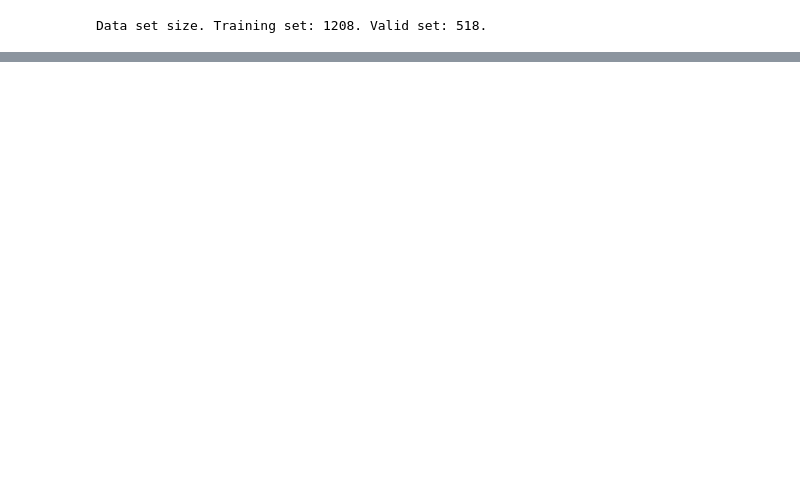
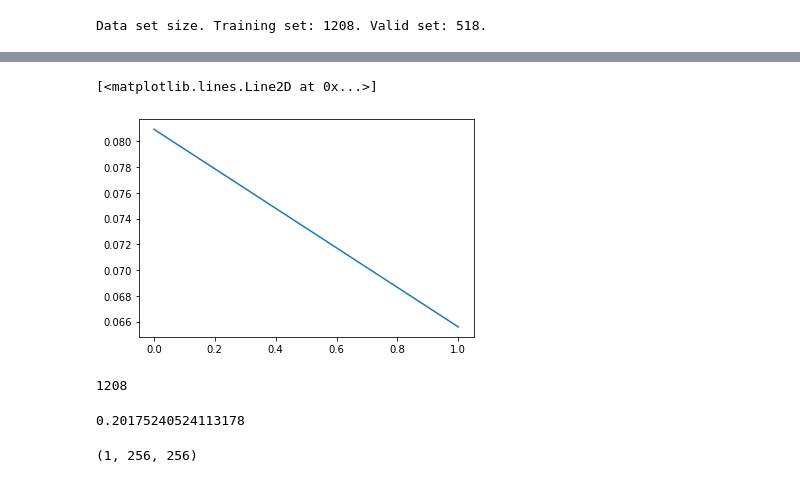
Before and after one commit to mabelzunce/PETDenoising, a Jupyter notebook: cnn/python/trainUnet.ipynb, the cells around one changed output, grey strips where cells are left out. Cells and saved outputs as stored; diff of their text form; code cells hidden in the pictures; blank space fills up the shorter version.

```diff
--- a/cnn/python/trainUnet.ipynb
+++ b/cnn/python/trainUnet.ipynb
@@ -359,3 +389,8 @@ plt.plot(lossValuesEpoch)
+# %%
+plt.plot(lossValuesDevSetAllEpoch)
+# %% [output]
+[<matplotlib.lines.Line2D at 0x...>]
+[figure, added]
 # %%
 # Test set
 # PLANTEAMOS UN CONJUNTO DE TESTEO ROTADO PARA VER LOS RESULTADOS
@@ -386,3 +407,23 @@ print(np.mean(msePre))
+# %%
+inputsTestSet.shape[0]
+# %% [output]
+1208
+# %%
+#for i in range(0,inputsTestSet.shape[0]):
+for i in range(0,10):
+    img1 = torch.unsqueeze(inputsTestSet[i], dim = 0)
+    img1 = (img1).detach().numpy()
+    img2 = torch.unsqueeze(groundTruthTestSet[i], dim = 0)
+    img2 = (img2).detach().numpy()
+    msePre.append(MSE(img1[0,:,:],img2[0,:,:]))
+
+print(np.mean(msePre))
+# %% [output]
+0.20175240524113178
+# %%
+img1.shape
+# %% [output]
+(1, 256, 256)
 # %%
 ## Testeo ....
 outArray = []
```
Also changed, not shown: parts of 12 cells of this notebook.
